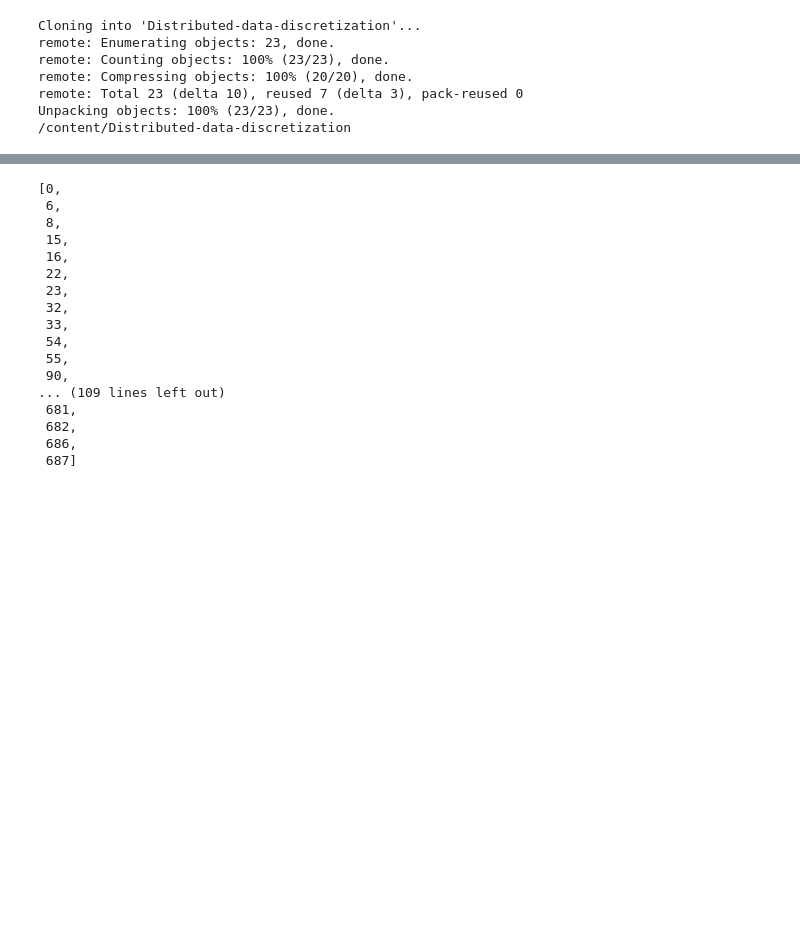
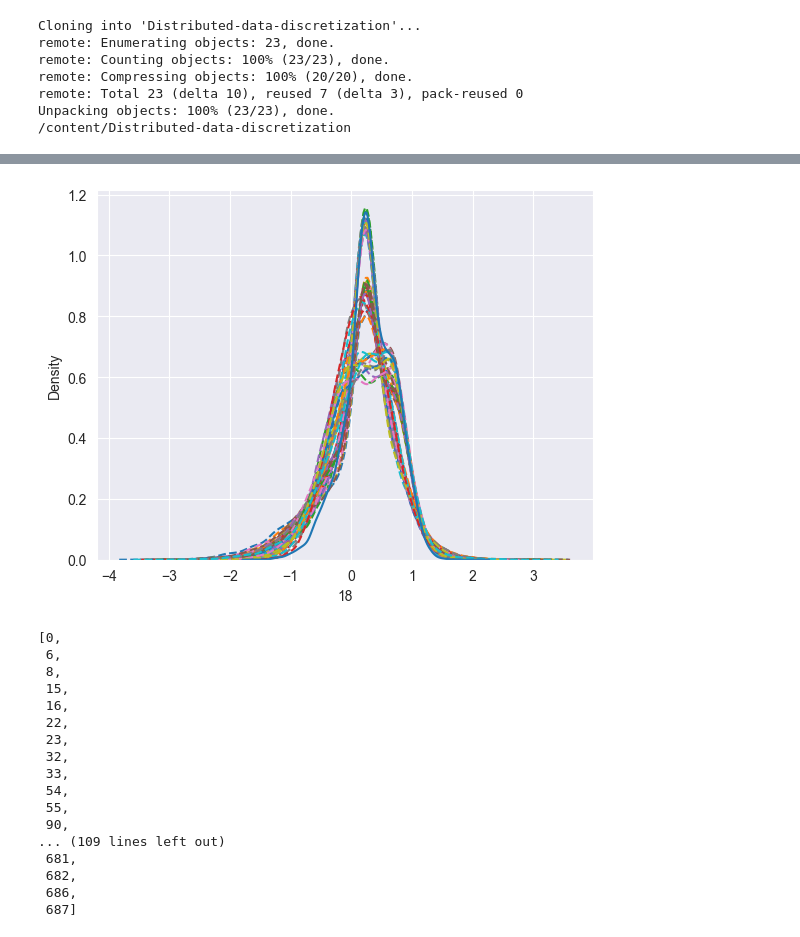
Before and after one commit to hungpham13/Distributed-data-discretization, a Jupyter notebook: Equal-Binning.ipynb, the cells around one changed output, grey strips where cells are left out. Drawn from its saved outputs; the diff is of its cells as text; code cells hidden in the pictures; blank space fills up the shorter version.

```diff
--- a/Equal-Binning.ipynb
+++ b/Equal-Binning.ipynb
@@ -54,11 +56,13 @@ psi_list = []
 false_index = []
 predict = []
 label = []
+data_distribution = train.drop(columns=['Label'])
 breakpoints = get_breakpoint(data_distribution.to_numpy().reshape(-1), buckettype='bins', buckets=10)
-for i in range(699):
-    psi = calculate_psi(expected=data_distribution.loc[i], actual=data_distribution.loc[i+1], breakpoints=breakpoints)
+
+for i in range(len(test)-1):
+    psi = calculate_psi(expected=test.loc[i], actual=test.loc[i+1], breakpoints=breakpoints)
     psi_list.append(psi)
-    label.append(data['Label'].loc[i] | data['Label'].loc[i+1])
+    label.append(test['Label'].loc[i] | test['Label'].loc[i+1])
     if psi > 0.1:
         predict.append(1)
         false_index.append(i)
@@ -73,3 +71,10 @@ sns.kdeplot(data_distribution.loc[1])
+# %%
+df = pd.concat([train[train.Label==1].iloc[:50], train[train.Label==0].iloc[:1]])
+
+for i, row in df.iterrows():
+    sns.kdeplot(row, linestyle= '--' if row.Label==1 else '-')
+# %% [output]
+[figure, added]
 # %%
 false_index
 # %% [output]
```
Also changed, not shown: parts of 9 cells of this notebook, 6 other files.
